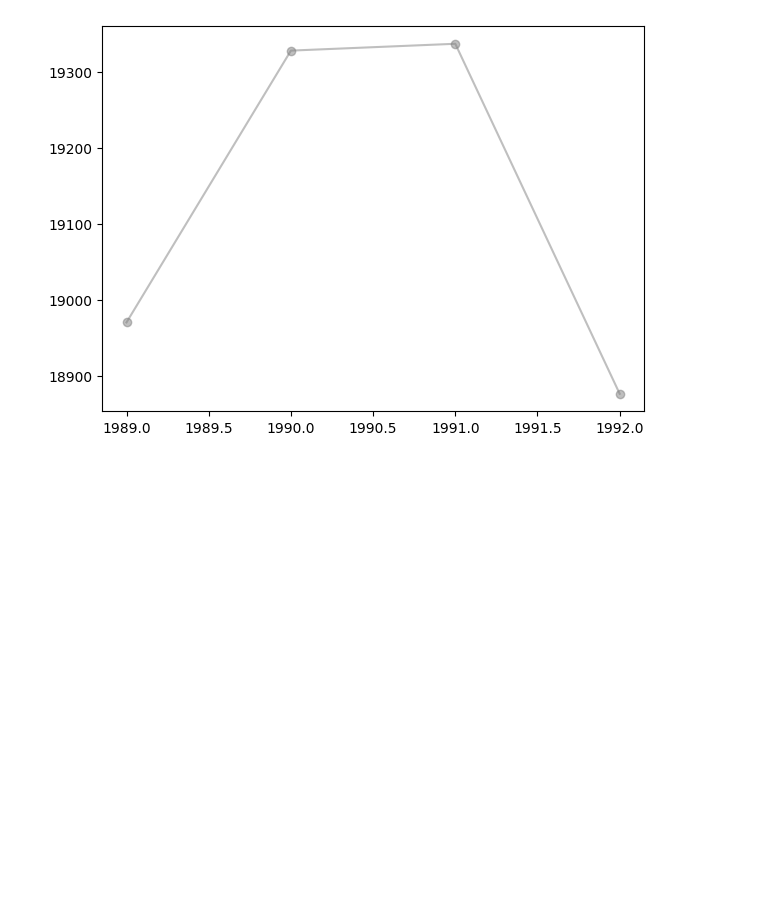
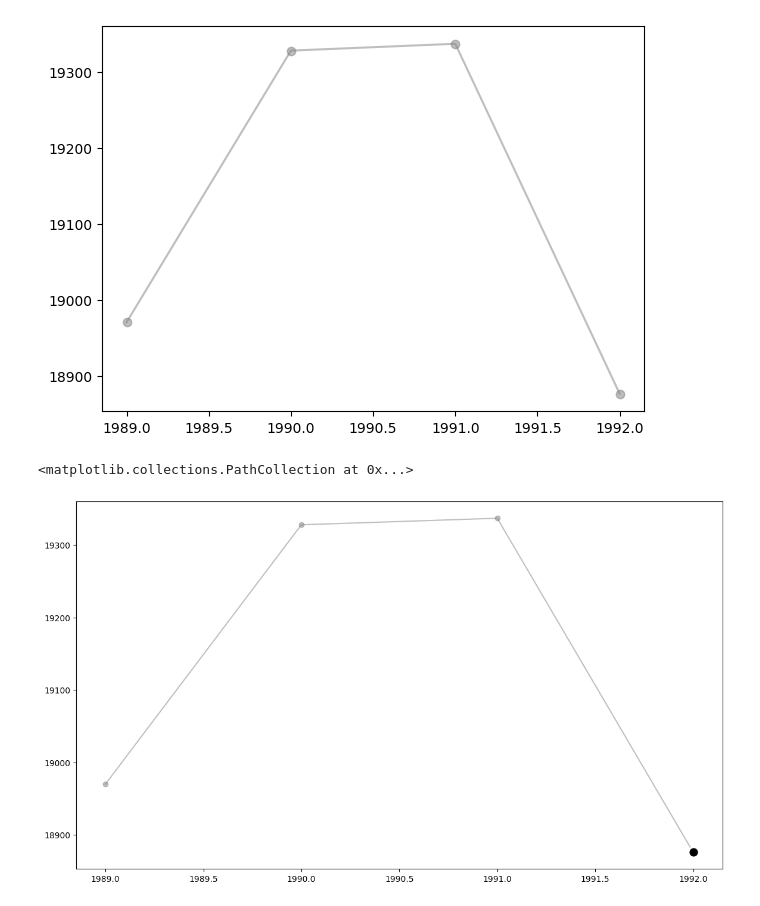
Before and after one commit to D2718281828nis/Fuzzy-Regression, a Jupyter notebook: example Fuzzy timeseries forecast.ipynb, the cells around one changed output. Saved outputs shown, nothing was run; the diff lists cells and outputs as text; code cells hidden in the pictures; blank space fills up the shorter version.

```diff
--- a/example Fuzzy timeseries forecast.ipynb
+++ b/example Fuzzy timeseries forecast.ipynb
@@ -403,5 +399,18 @@ plt.plot(view_years, full_historical_data[-len(view_years):], marker='o', linest
 # %% [output]
 [<matplotlib.lines.Line2D at 0x...>]
 [figure]
+# %%
+#--- Visualization: Final Comparison Plot ---
+plt.figure(figsize=(14, 8))
+
+# Plot all historical data
+#view_years = np.arange(1989, 1990, 1991, 1992)
+plt.plot(view_years, full_historical_data[-len(view_years):], marker='o', linestyle='-', color='grey', alpha=0.5, label='All Historical Data')
+
+#Mark the real value for 1992
+plt.scatter(forecast_year, real_value_1992, color='black', marker='o', s=150, label=f'Real Value {forecast_year} ({real_value_1992})', zorder=5, edgecolors='white', linewidths=2)
+# %% [output]
+<matplotlib.collections.PathCollection at 0x...>
+[figure, added]
 # %%
 
```
Also changed, not shown: parts of 2 cells of this notebook.
